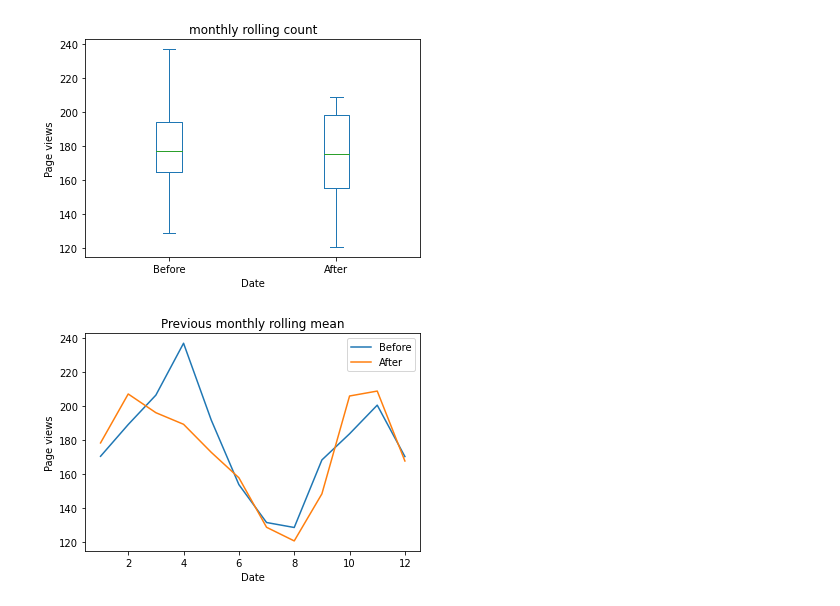
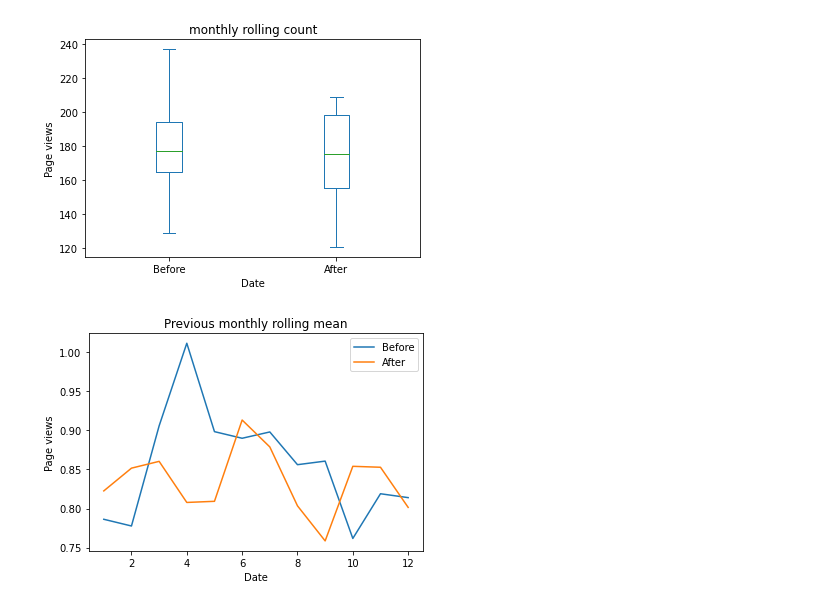
Before and after one commit to JohnMadrid/EC_env_images, a Jupyter notebook: page_visits_analysis.ipynb, the cells around one changed output. Drawn from its saved outputs; the diff is of its cells as text; code cells hidden in the pictures.

Commit message:
mean averages normalized

```diff
--- a/page_visits_analysis.ipynb
+++ b/page_visits_analysis.ipynb
@@ -58,18 +58,20 @@ views_before_project = df['2020-03-01':'2021-02-28']
 views_during_project = df['2021-03-01':'2022-02-28']
 
 
-views_average_1 = df['2008-01-01':'2020-03-01']
-views_average_1_month = views_average_1.index.month
-
-
-views_average_1 = views_average_1['Embodied cognition[en]'].groupby(views_average_1_month).mean()
-
-# views_during_project
-views_before_project_month = views_before_project.index.month
-views_during_project_month = views_during_project.index.month
+views_average_1 = df['2008-03-01':'2020-02-28']
 
 views_average_1
-# views_during_project.tail(50)
+views_average_1_month = views_average_1.index.month
 #
+#
+views_average_1 = views_average_1['Embodied cognition[en]'].groupby(views_average_1_month).mean()
+#
+# # views_during_project
+# views_before_project_month = views_before_project.index.month
+# views_during_project_month = views_during_project.index.month
+#
+views_average_1
+# # views_during_project.tail(50)
+#
 # %% [output]
 DateTime
@@ -133,11 +135,11 @@ plt.show()
 # %%
 views_before_project_mean = views_before_project['Embodied cognition[en]'].groupby(views_before_project_month)
 
-ax = mean_view.plot()
+ax = mean_view_averaged.plot()
 ax.set_xlabel("Date")
 ax.set_ylabel("Page views")
 ax.set_title("Previous monthly rolling mean")
 
 plt.show()
 # %% [output]
-[figure, old version]
+[figure, new version]
```
Also changed, not shown: parts of 2 cells of this notebook.
